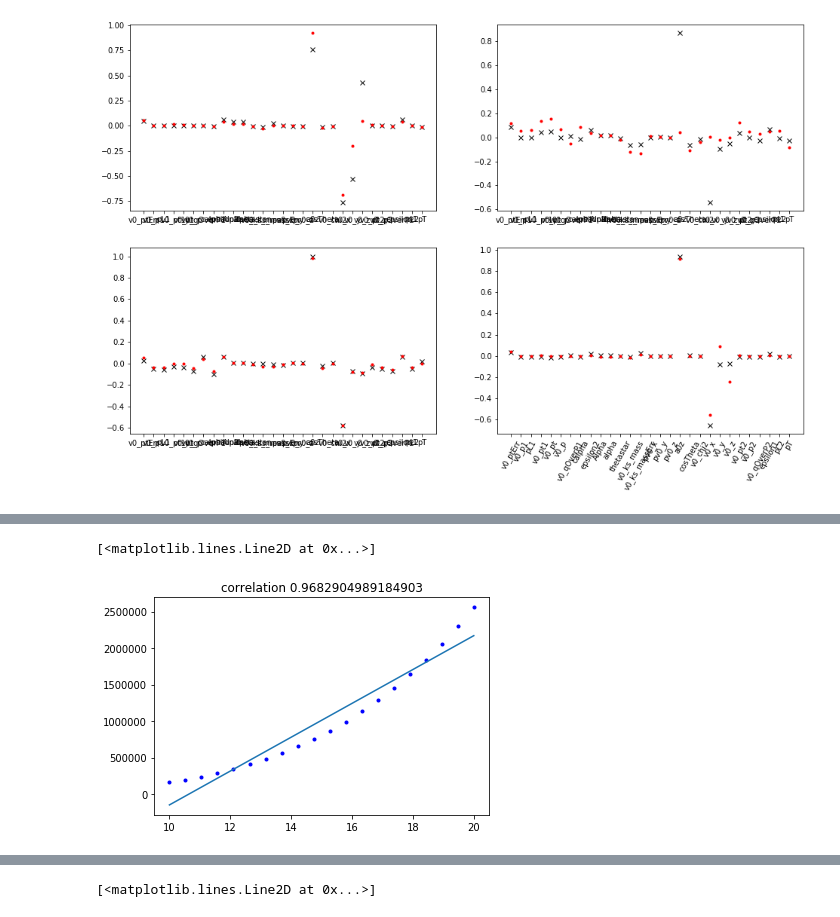
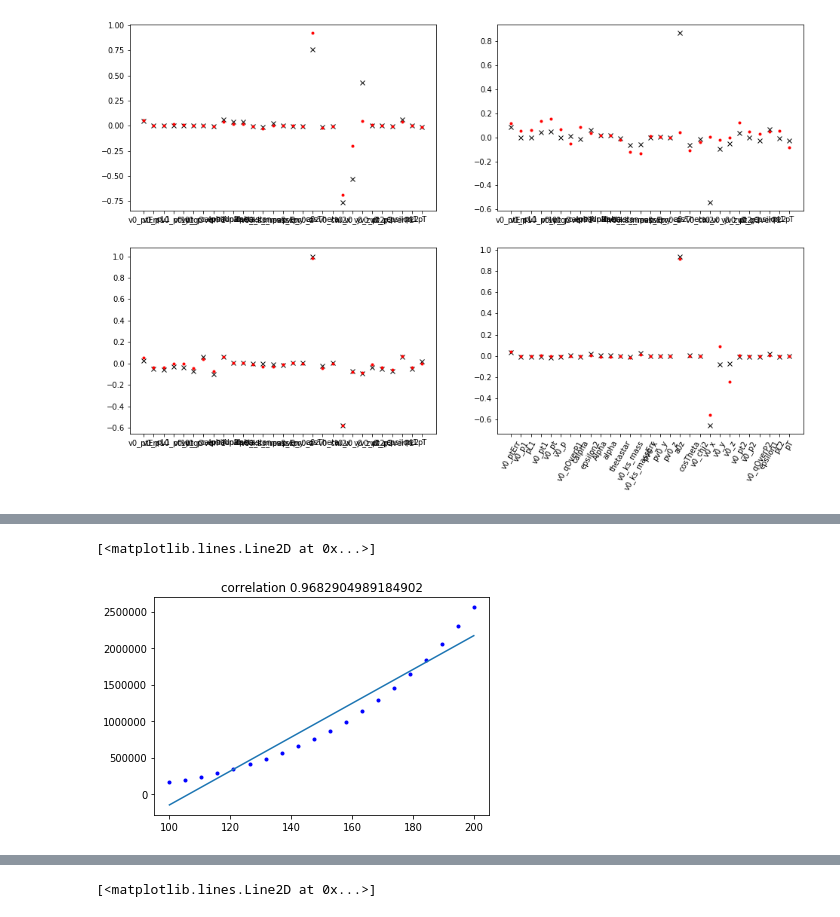
Before and after one commit to Vinther901/PUK, a Jupyter notebook: decorrelate.ipynb, the cells around one changed output, grey strips where cells are left out. Cells and saved outputs as stored; diff of their text form; code cells hidden in the pictures.

```diff
--- a/decorrelate.ipynb
+++ b/decorrelate.ipynb
@@ -154,16 +175,16 @@ Linear fit:
 # %%
-x = np.linspace(10,20,20)
+x = np.linspace(100,200,20)
 y = np.linspace(20,40,20)**4
 
 c = np.cov(x,y)
 b = c[0,1]/c[0,0]
 a = y.mean() - b*x.mean()
 
 plt.plot(x,y,'b.')
 p = np.corrcoef(x,y)[0,1]
-p1 = np.cov(x,y)[0,1]
+p1 = np.cov(x,y,ddof=1)[0,1]
 plt.title(f'correlation {p}')
 plt.plot(x,b*x + a)
 # %% [output]
 [<matplotlib.lines.Line2D at 0x...>]
-[figure, old version]
+[figure, new version]
```
Also changed, not shown: parts of 13 cells of this notebook.
